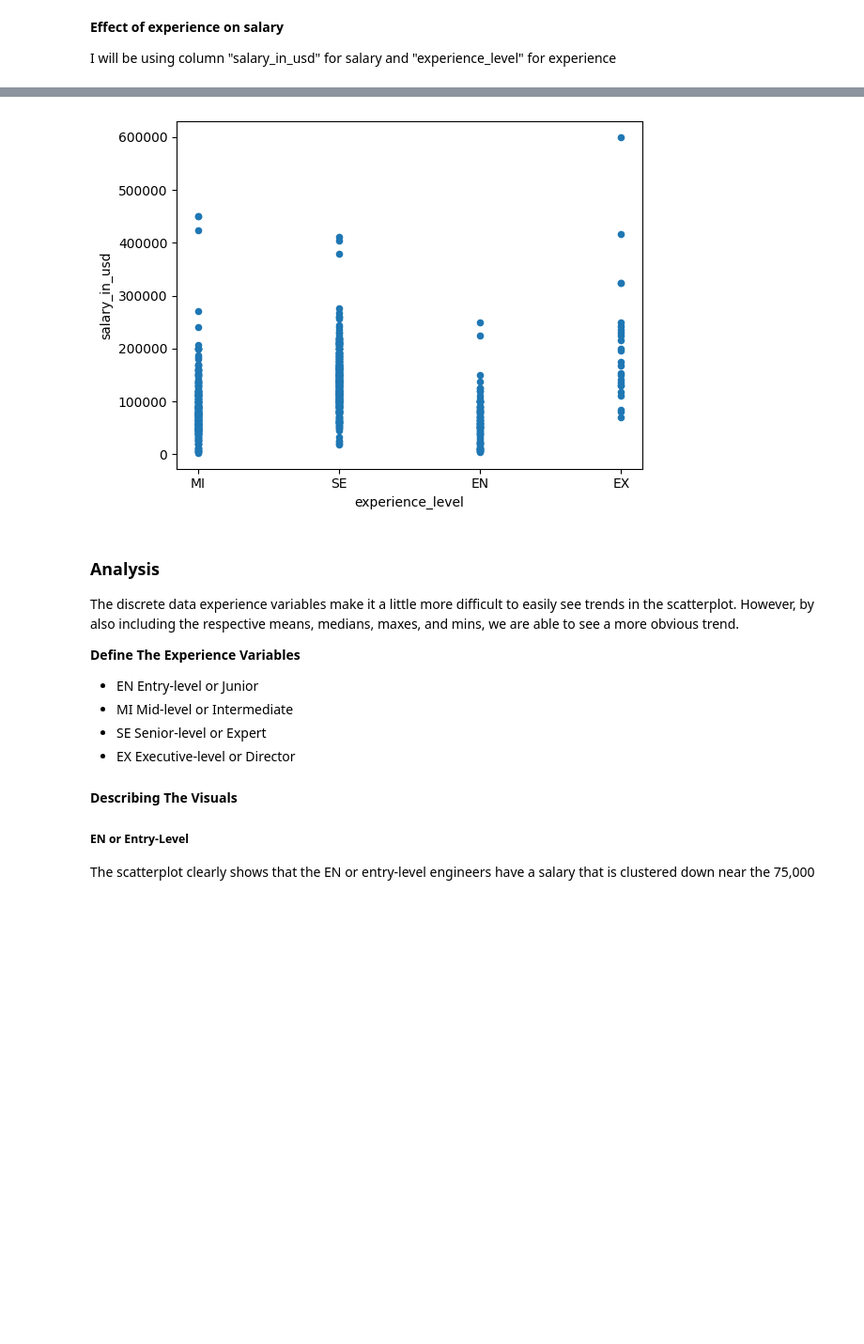
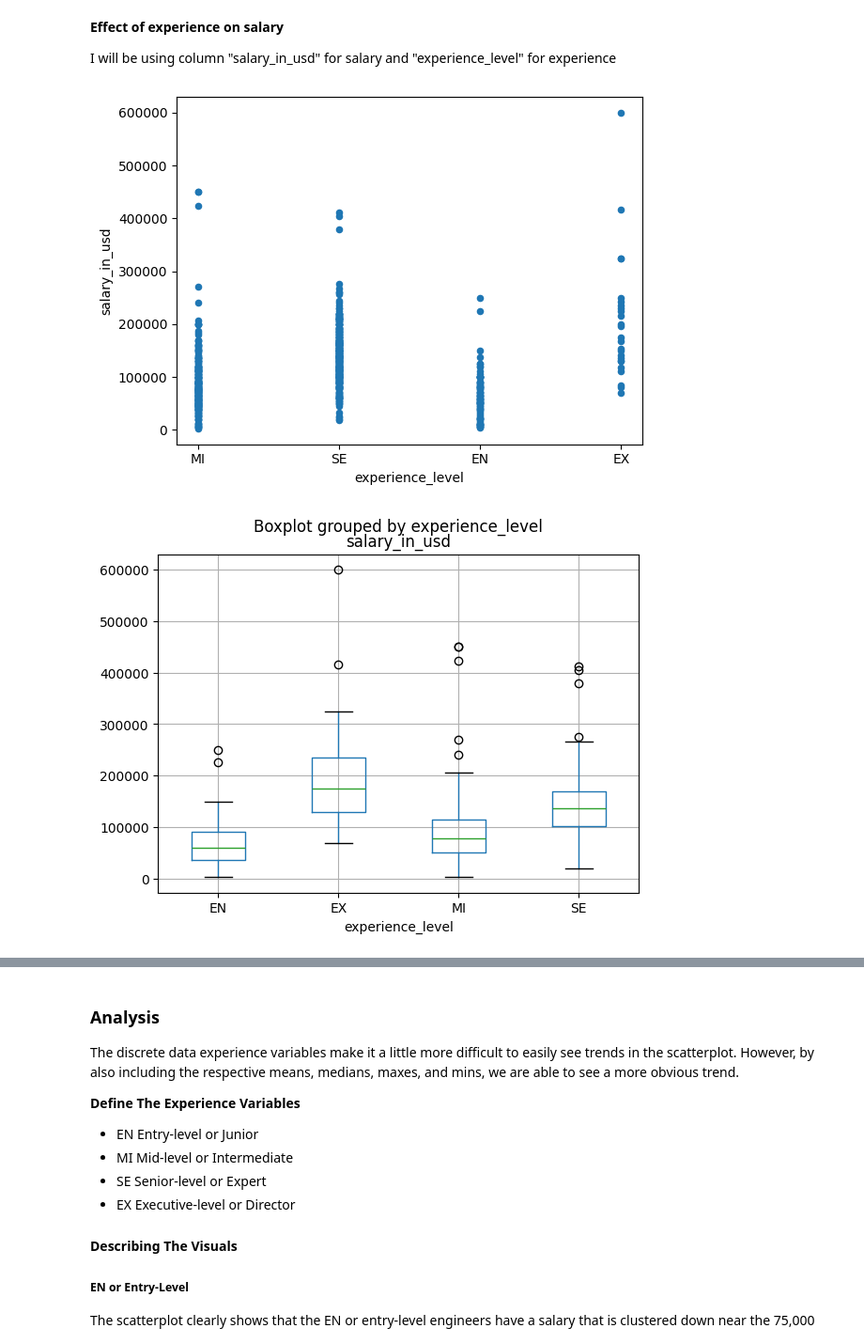
Before and after one commit to stat220/lab-1-vance_south_takara_richards_group8, a Jupyter notebook: lab1.ipynb, the cells around one changed output, grey strips where cells are left out. Shown: that part at 94% size. Drawn from its saved outputs; the diff is of its cells as text; code cells hidden in the pictures; blank space fills up the shorter version.

Commit message:
added more visualizations

```diff
--- a/lab1.ipynb
+++ b/lab1.ipynb
@@ -44,10 +45,26 @@ I will be using column "salary_in_usd" for salary and "experience_level" for exp
 # %%
 # create the scatterplot of the salary in USD vs. experience
 data.plot.scatter(x='experience_level', y='salary_in_usd')
+
+# create boxplots of salary in USD vs. experience
+data.boxplot(column='salary_in_usd', by='experience_level')
+
+# create a histogram of salary in USD for each experience
+fig = data.hist(column='salary_in_usd', by='experience_level', bins=15, figsize=(10, 8), grid=False)
+for ax in fig.flatten():
+    ax.set_xlabel('Salary in USD')
+    ax.set_ylabel('Frequency')
+    ax.set_title(f'Salary Distribution by Experience: {ax.get_title()}')
+
+plt.tight_layout()
+plt.show()
+
 
 # max/min/mean/median salary for each experience level
 print("Maximum Salary per experience level: ", data.groupby('experience_level')['salary_in_usd'].max())
 print("Minimum Salary per experience level: ", data.groupby('experience_level')['salary_in_usd'].min())
 print("Average Salary per experience level: ", data.groupby('experience_level')['salary_in_usd'].mean())
 print("Median Salary per experience level: ", data.groupby('experience_level')['salary_in_usd'].median())
 # %% [output]
+[figure]
+[figure, added]
@@ -68,7 +86,6 @@ EX    175000.0
 MI     78526.0
 SE    136620.0
 Name: salary_in_usd, dtype: float64
-[figure]
 # %% [markdown]
 ### Analysis
 
```
Also changed, not shown: parts of 2 cells of this notebook.
